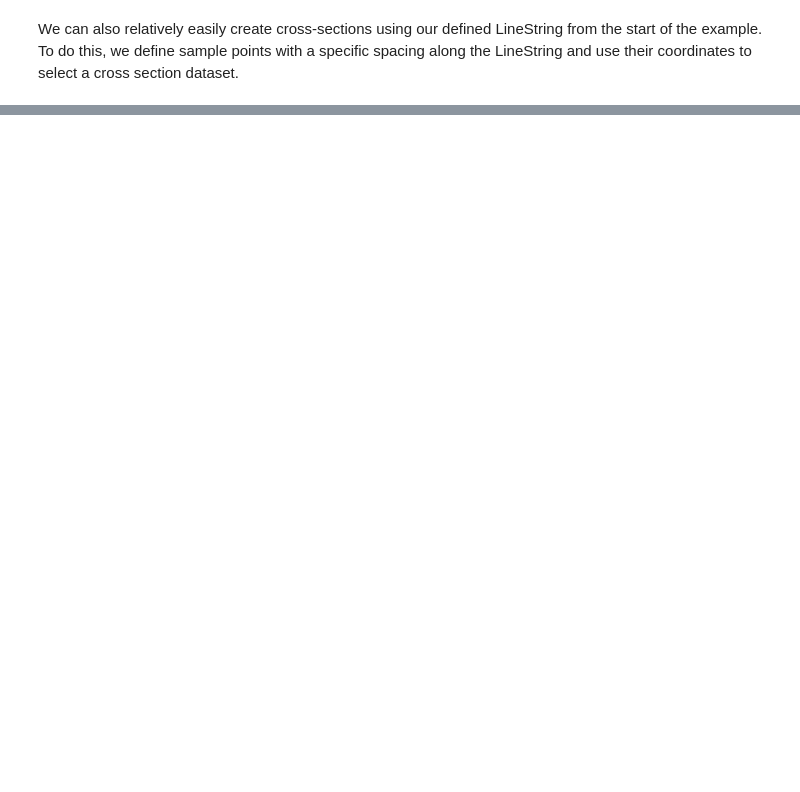
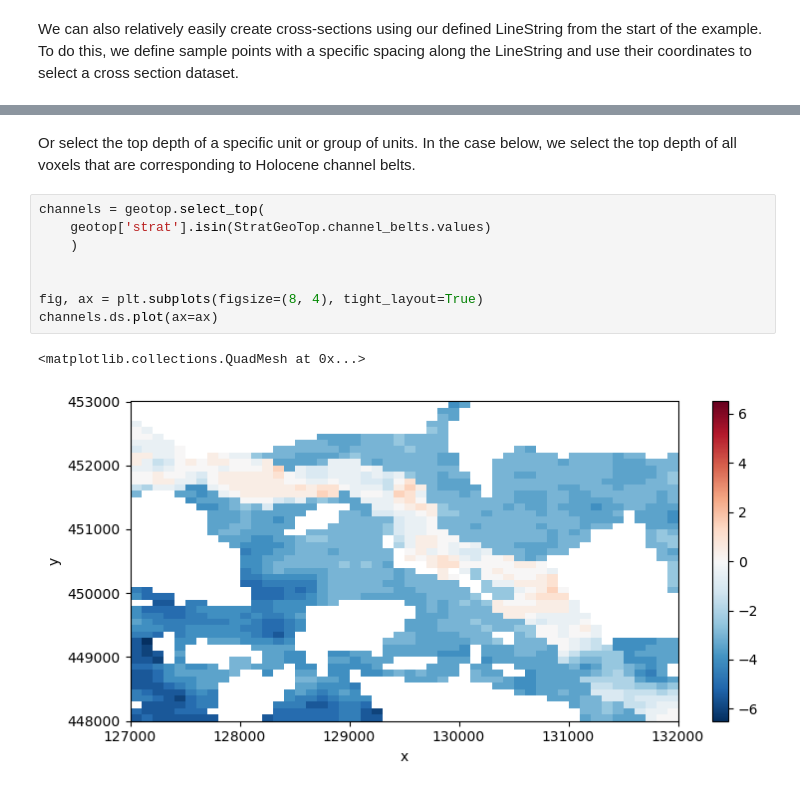
Before and after one commit to Deltares-research/atlantis-models, a Jupyter notebook: examples/tgg_sri_workshop.ipynb, the cells around one changed output, grey strips where cells are left out. Cells and saved outputs as stored; diff of their text form; blank space fills up the shorter version.

```diff
--- a/examples/tgg_sri_workshop.ipynb
+++ b/examples/tgg_sri_workshop.ipynb
@@ -71,0 +99,13 @@ We can also relatively easily create cross-sections using our defined LineString
+# %% [markdown]
+Or select the top depth of a specific unit or group of units. In the case below, we select the top depth of all voxels that are corresponding to Holocene channel belts.
+# %%
+channels = geotop.select_top(
+    geotop['strat'].isin(StratGeoTop.channel_belts.values)
+    )
+
+
+fig, ax = plt.subplots(figsize=(8, 4), tight_layout=True)
+channels.ds.plot(ax=ax)
+# %% [output]
+<matplotlib.collections.QuadMesh at 0x...>
+[figure, added]
```
Also changed, not shown: parts of 5 cells of this notebook.
